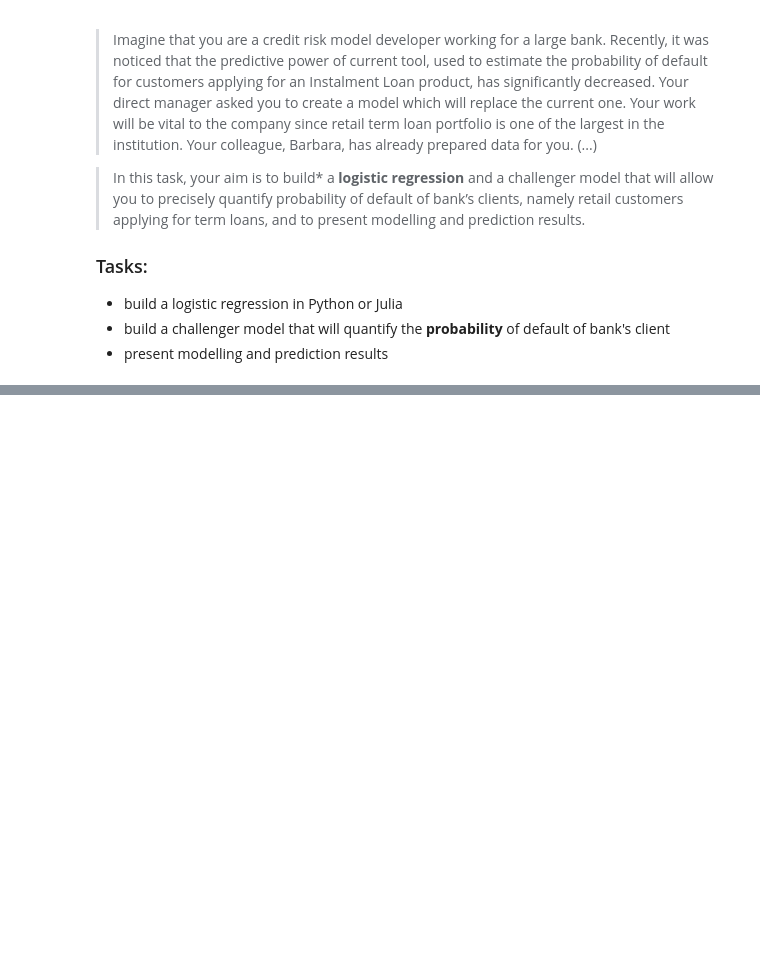
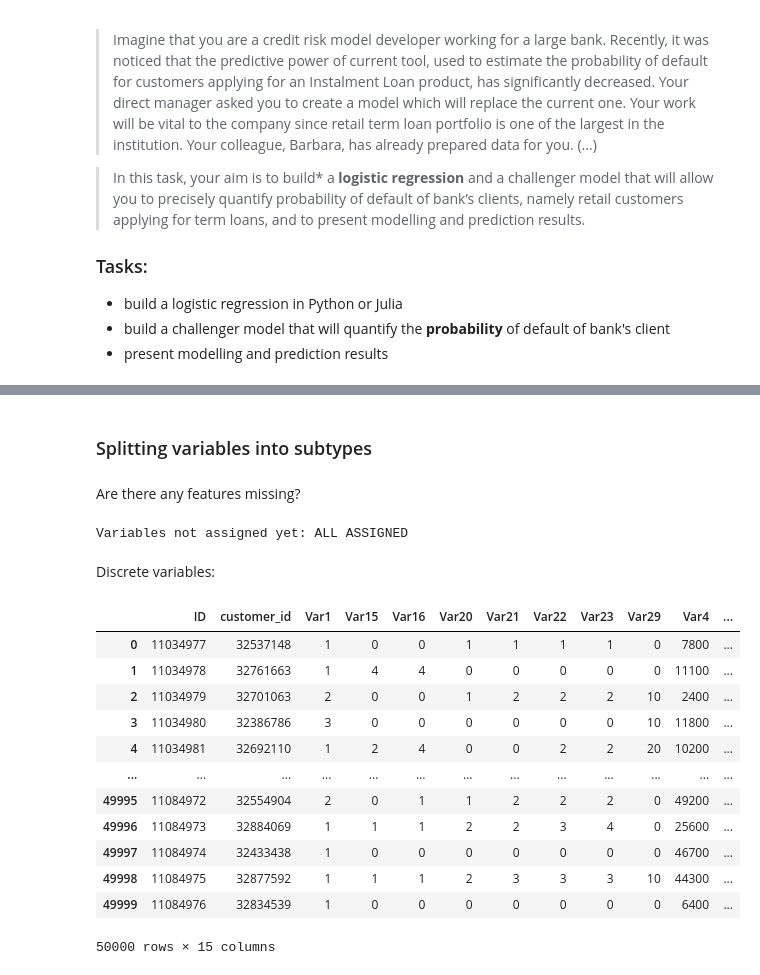
Before and after one commit to Sillem/ING-den, a Jupyter notebook: analysis.ipynb, the cells around one changed output, grey strips where cells are left out. Drawn from its saved outputs; the diff is of its cells as text; code cells hidden in the pictures; blank space fills up the shorter version.

```diff
--- a/analysis.ipynb
+++ b/analysis.ipynb
@@ -135,0 +94,56 @@ pd.__version__
+# %% [markdown]
+### Splitting variables into subtypes
+# %%
+discrete_variables = [appliacnt
+    'Var5', 'Var9', 'Var24', 'Var30'
+]
+
+continuous_variables = [
+    'Var7', 'Var8', 'Var10',
+    'Var17', 'Var25', 'Var26', '_r_'
+]
+
+binary_variables = [
+    'target', 'Application_status', 'Var18',
+    'Var19', 'Var27', 'Var28'
+]
+
+categorical_nominal_variables = [
+    'Var2', 'Var3', 'Var11', 'Var12', 'Var14'
+]
+
+categorical_ordinal_variables = [
+    'Var6'
+]
+
+
+datetime_variables = [
+    'application_date', 'Var13'
+]
+# %% [markdown]
+Are there any features missing?
+# %%
+from itertools import chain
+assigned_vars = pd.Index(chain.from_iterable([discrete_variables, continuous_variables,
+binary_variables, categorical_nominal_variables, categorical_ordinal_variables, datetime_variables]))
+print("Variables not assigned yet:", train_data.columns.difference(assigned_vars) if train_data.columns.difference(assigned_vars).shape[0] else "ALL ASSIGNED")
+# %% [output]
+Variables not assigned yet: ALL ASSIGNED
+# %% [markdown]
+Discrete variables:
+# %%
+train_data[discrete_variables]
+# %% [output]
+|  | ID | customer_id | Var1 | Var15 | Var16 | Var20 | Var21 | Var22 | Var23 | Var29 | Var4 | ... |
+| 0 | 11034977 | 32537148 | 1 | 0 | 0 | 1 | 1 | 1 | 1 | 0 | 7800 | ... |
+| 1 | 11034978 | 32761663 | 1 | 4 | 4 | 0 | 0 | 0 | 0 | 0 | 11100 | ... |
+| 2 | 11034979 | 32701063 | 2 | 0 | 0 | 1 | 2 | 2 | 2 | 10 | 2400 | ... |
+| 3 | 11034980 | 32386786 | 3 | 0 | 0 | 0 | 0 | 0 | 0 | 10 | 11800 | ... |
+| 4 | 11034981 | 32692110 | 1 | 2 | 4 | 0 | 0 | 2 | 2 | 20 | 10200 | ... |
+| ... | ... | ... | ... | ... | ... | ... | ... | ... | ... | ... | ... | ... |
+| 49995 | 11084972 | 32554904 | 2 | 0 | 1 | 1 | 2 | 2 | 2 | 0 | 49200 | ... |
+| 49996 | 11084973 | 32884069 | 1 | 1 | 1 | 2 | 2 | 3 | 4 | 0 | 25600 | ... |
+| 49997 | 11084974 | 32433438 | 1 | 0 | 0 | 0 | 0 | 0 | 0 | 0 | 46700 | ... |
+| 49998 | 11084975 | 32877592 | 1 | 1 | 1 | 2 | 3 | 3 | 3 | 10 | 44300 | ... |
+| 49999 | 11084976 | 32834539 | 1 | 0 | 0 | 0 | 0 | 0 | 0 | 0 | 6400 | ... |
+50000 rows × 15 columns
```
Also changed, not shown: parts of 37 cells of this notebook, 1 other file.
